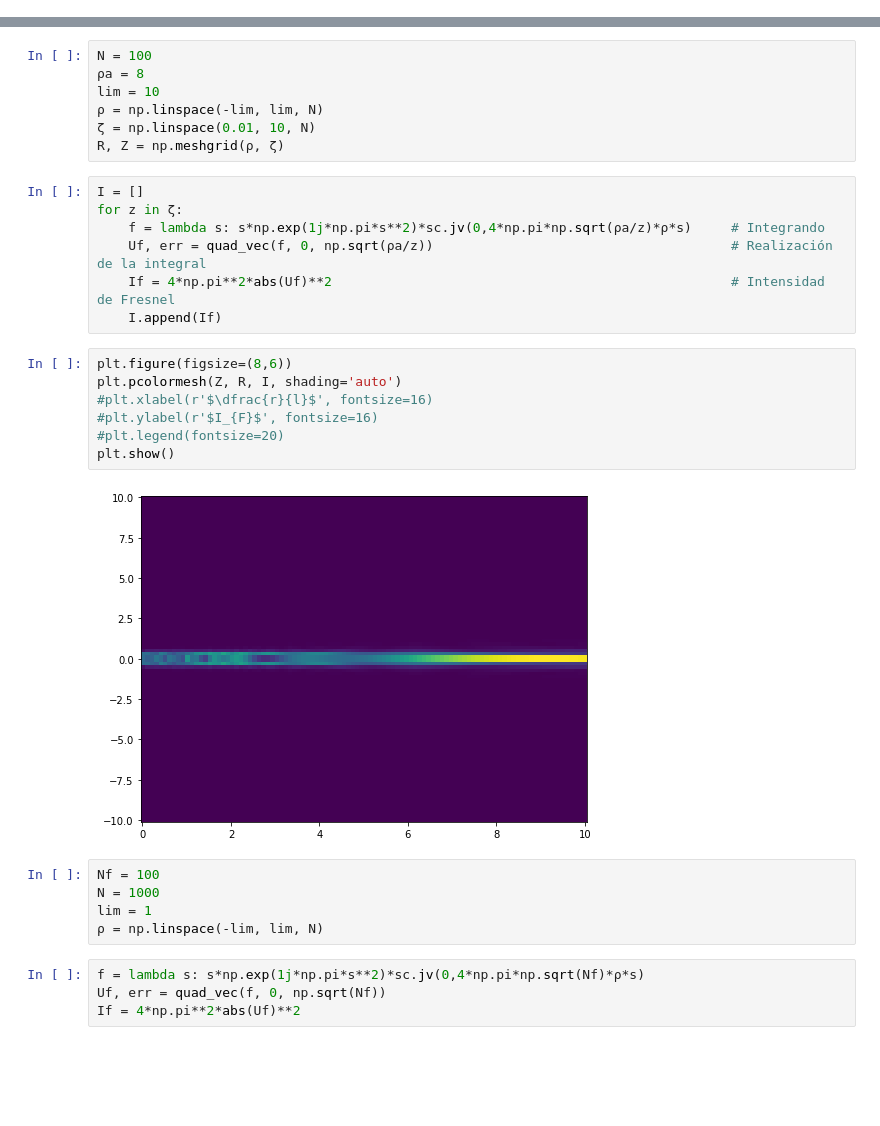
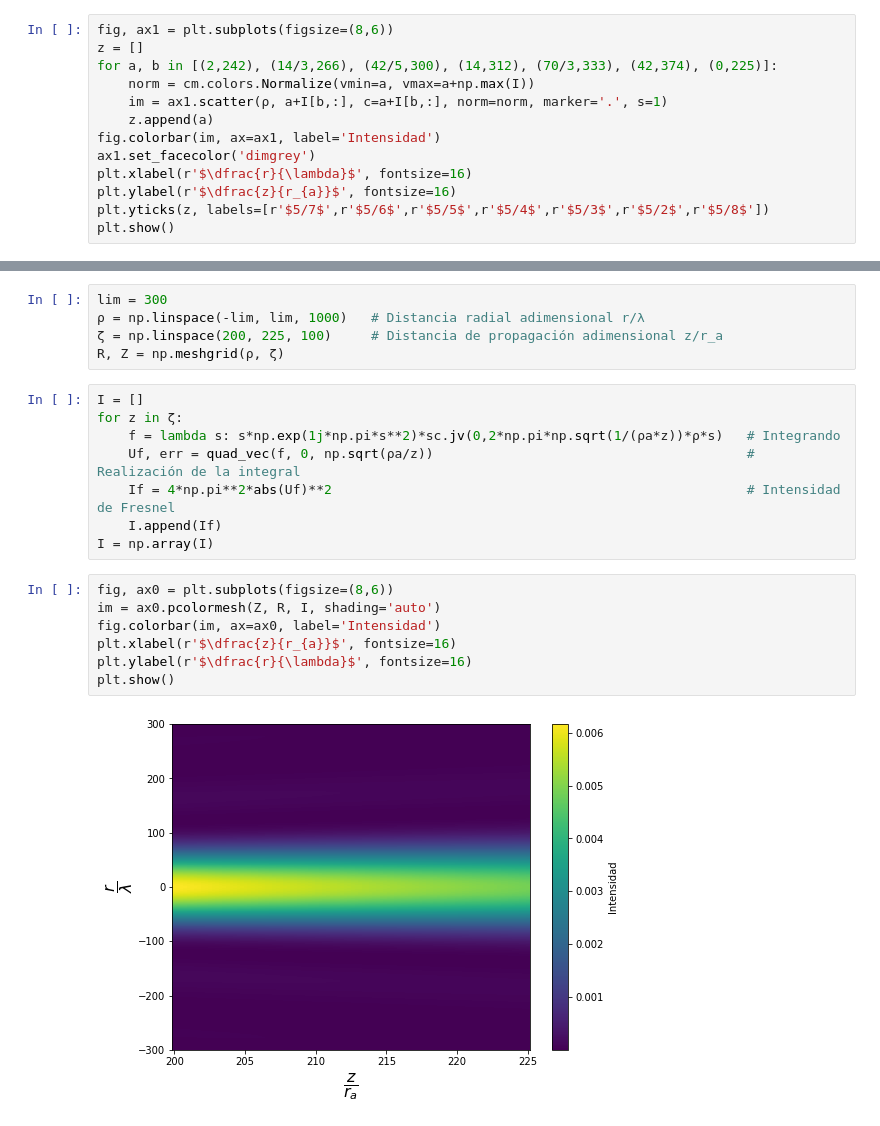
Before and after one commit to Giovanni-Alonso-Torres/Archivos_publicos, a Jupyter notebook: Óptica de Fourier/Ejercicios/Ejercicio_34.ipynb, the cells around one changed output, grey strips where cells are left out. Drawn from its saved outputs; the diff is of its cells as text; blank space fills up the shorter version.

```diff
--- a/Óptica de Fourier/Ejercicios/Ejercicio_34.ipynb
+++ b/Óptica de Fourier/Ejercicios/Ejercicio_34.ipynb
@@ -5,0 +43,13 @@ from scipy.integrate import quad_vec
+# %%
+fig, ax1 = plt.subplots(figsize=(8,6))
+z = []
+for a, b in [(2,242), (14/3,266), (42/5,300), (14,312), (70/3,333), (42,374), (0,225)]:
+    norm = cm.colors.Normalize(vmin=a, vmax=a+np.max(I))
+    im = ax1.scatter(ρ, a+I[b,:], c=a+I[b,:], norm=norm, marker='.', s=1)
+    z.append(a)
+fig.colorbar(im, ax=ax1, label='Intensidad')
+ax1.set_facecolor('dimgrey')
+plt.xlabel(r'$\dfrac{r}{\lambda}$', fontsize=16)
+plt.ylabel(r'$\dfrac{z}{r_{a}}$', fontsize=16)
+plt.yticks(z, labels=[r'$5/7$',r'$5/6$',r'$5/5$',r'$5/4$',r'$5/3$',r'$5/2$',r'$5/8$'])
+plt.show()
@@ -6,32 +59,22 @@ from scipy.integrate import quad_vec
 # %%
-N = 100
-ρa = 8
-lim = 10
-ρ = np.linspace(-lim, lim, N)
-ζ = np.linspace(0.01, 10, N)
+lim = 300
+ρ = np.linspace(-lim, lim, 1000)   # Distancia radial adimensional r/λ
+ζ = np.linspace(200, 225, 100)     # Distancia de propagación adimensional z/r_a
 R, Z = np.meshgrid(ρ, ζ)
 # %%
 I = []
 for z in ζ:
-    f = lambda s: s*np.exp(1j*np.pi*s**2)*sc.jv(0,4*np.pi*np.sqrt(ρa/z)*ρ*s)     # Integrando
-    Uf, err = quad_vec(f, 0, np.sqrt(ρa/z))                                      # Realización de la integral
-    If = 4*np.pi**2*abs(Uf)**2                                                   # Intensidad de Fresnel
+    f = lambda s: s*np.exp(1j*np.pi*s**2)*sc.jv(0,2*np.pi*np.sqrt(1/(ρa*z))*ρ*s)   # Integrando
+    Uf, err = quad_vec(f, 0, np.sqrt(ρa/z))                                        # Realización de la integral
+    If = 4*np.pi**2*abs(Uf)**2                                                     # Intensidad de Fresnel
     I.append(If)
+I = np.array(I)
 # %%
-plt.figure(figsize=(8,6))
-plt.pcolormesh(Z, R, I, shading='auto')
-#plt.xlabel(r'$\dfrac{r}{l}$', fontsize=16)
-#plt.ylabel(r'$I_{F}$', fontsize=16)
-#plt.legend(fontsize=20)
+fig, ax0 = plt.subplots(figsize=(8,6))
+im = ax0.pcolormesh(Z, R, I, shading='auto')
+fig.colorbar(im, ax=ax0, label='Intensidad')
+plt.xlabel(r'$\dfrac{z}{r_{a}}$', fontsize=16)
+plt.ylabel(r'$\dfrac{r}{\lambda}$', fontsize=16)
 plt.show()
 # %% [output]
-[figure, old version]
+[figure, new version]
-# %%
-Nf = 100
-N = 1000
-lim = 1
-ρ = np.linspace(-lim, lim, N)
-# %%
-f = lambda s: s*np.exp(1j*np.pi*s**2)*sc.jv(0,4*np.pi*np.sqrt(Nf)*ρ*s)
-Uf, err = quad_vec(f, 0, np.sqrt(Nf))
-If = 4*np.pi**2*abs(Uf)**2
```
Also changed, not shown: parts of 14 cells of this notebook, 16 other files.
